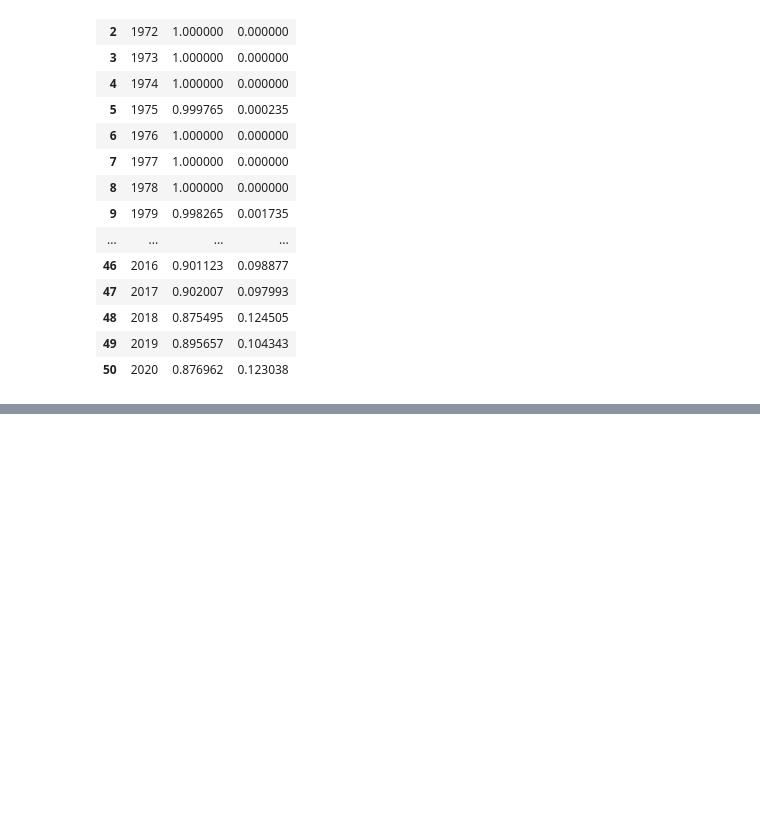
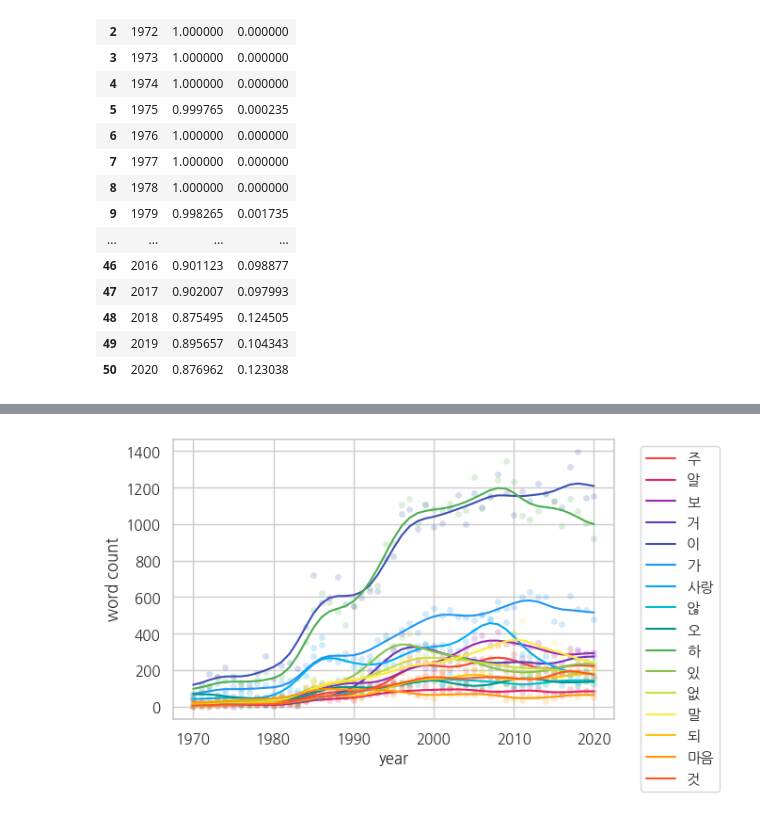
Before and after one commit to jangdain04-lab/TA_Airpods, a Jupyter notebook: TA_분석_jang.ipynb, the cells around one changed output, grey strips where cells are left out. Cells and saved outputs as stored; diff of their text form; code cells hidden in the pictures; blank space fills up the shorter version.

```diff
--- a/TA_분석_jang.ipynb
+++ b/TA_분석_jang.ipynb
@@ -843,25 +880,27 @@ wcy_df
 # %%
 from matplotlib import rc
 from scipy.ndimage.filters import gaussian_filter1d
 
-rc('font', family='AppleGothic')
+rc('font', family='NanumGothic')
 plt.rcParams['axes.unicode_minus'] = False
 
 plt.figure(figsize=(7, 4))
 color16 = [
     "#f44336","#e81e63","#9c27b0","#673ab7","#3f51b5","#2196f3","#03a9f4","#00bcd4",
     "#009688","#4caf50","#8bc34a","#cddc39","#ffeb3b","#ffc107","#ff9800","#ff5722",
 ]
 for col, color in zip(cols, color16):
     df1 = wcy_df[['year', col]]
     df1.loc[:, col] = gaussian_filter1d(df1[col], sigma=2)
     sns.scatterplot(data=wcy_df, x='year', y=col, fc=color, s=25, alpha=0.2)
     # sns.lineplot(data=wcy_df, x='year', y=col, color=color, alpha=0.2, linewidth=1, linestyle='--')
     sns.lineplot(data=df1, x='year', y=col, color=color, label=col) # smooth line
 plt.ylabel('word count')
 plt.legend(loc='upper center', bbox_to_anchor=(1.15, 1.0))
 plt.tight_layout()
 plt.show()
+# %% [output]
+[figure, added]
 # %%
 wcy_r_df = wcy_df[cols].apply(lambda sr: sr / wcy_df['tokens'])
 wcy_r_df.index = wcy_df['year']
```
Also changed, not shown: parts of 9 cells of this notebook.
